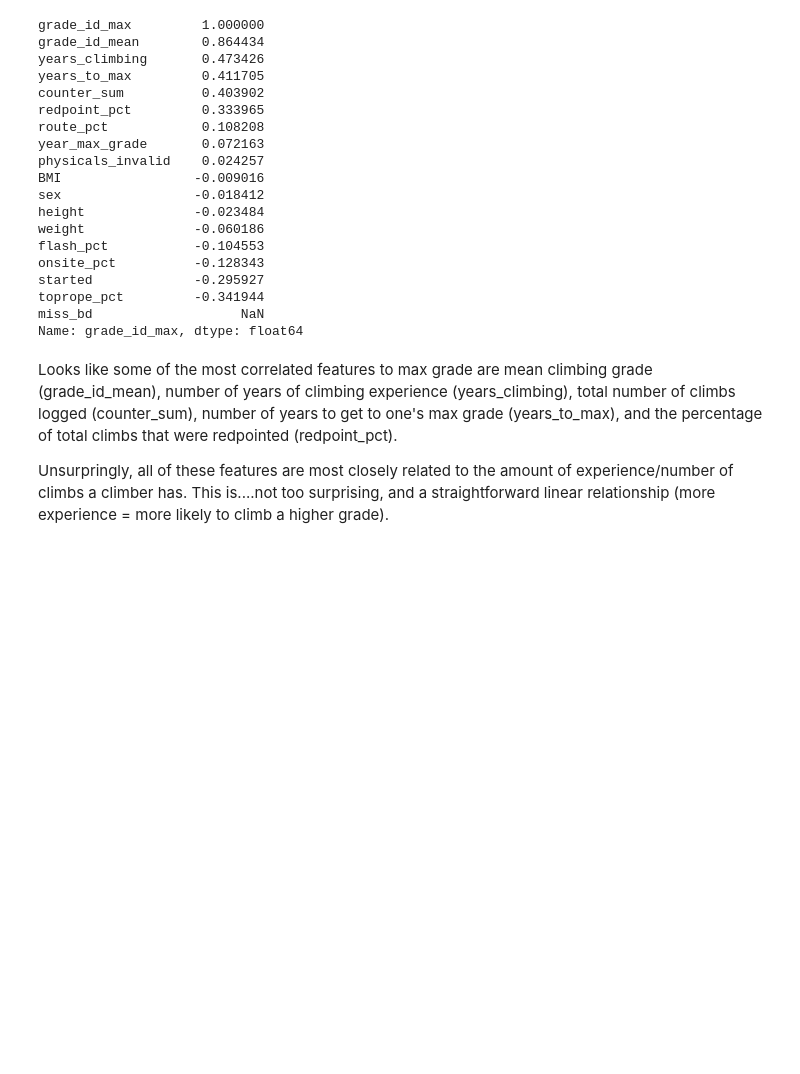
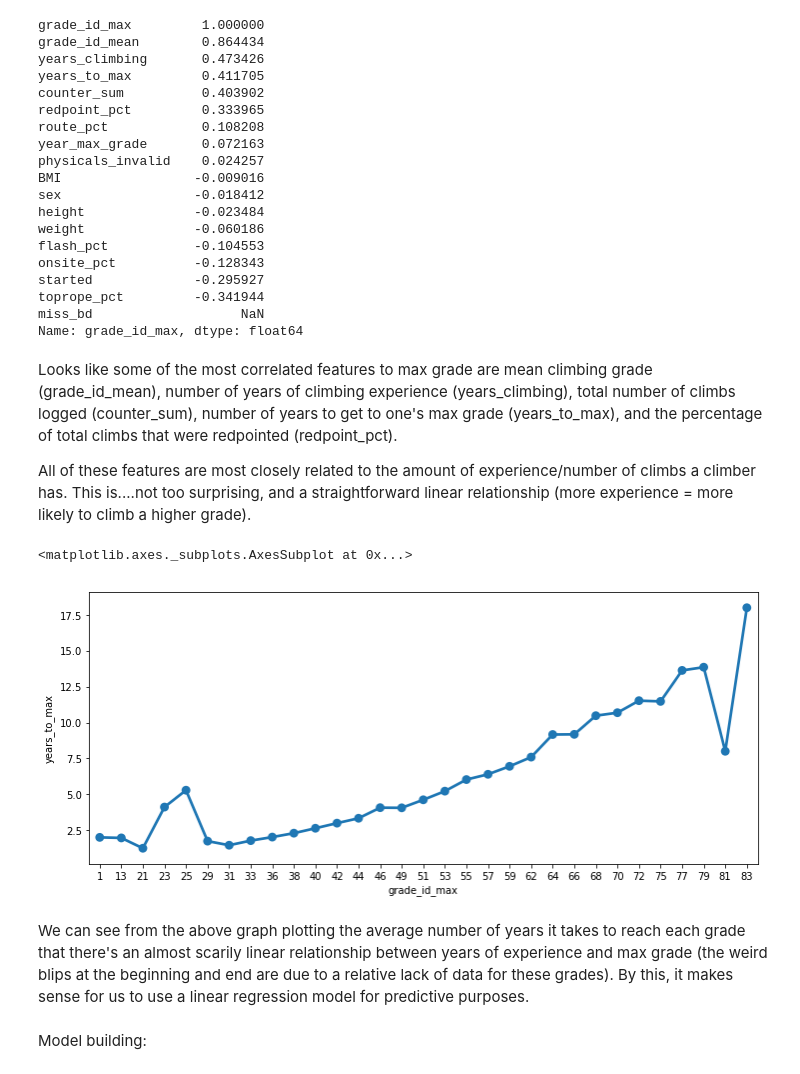
Before and after one commit to ssilber/Climbing-Rocks, a Jupyter notebook: Climbing-Rocks.ipynb, the cells around one changed output. Drawn from its saved outputs; the diff is of its cells as text; code cells hidden in the pictures; blank space fills up the shorter version.

```diff
--- a/Climbing-Rocks.ipynb
+++ b/Climbing-Rocks.ipynb
@@ -415,7 +428,20 @@ Name: grade_id_max, dtype: float64
 # %% [markdown]
 Looks like some of the most correlated features to max grade are mean climbing grade (grade_id_mean), number of years of climbing experience (years_climbing), total number of climbs logged (counter_sum), number of years to get to one's max grade (years_to_max), and the percentage of total climbs that were redpointed (redpoint_pct).
 
-Unsurpringly, all of these features are most closely related to the amount of experience/number of climbs a climber has. This is....not too surprising, and a straightforward linear relationship (more experience = more likely to climb a higher grade).
+All of these features are most closely related to the amount of experience/number of climbs a climber has. This is....not too surprising, and a straightforward linear relationship (more experience = more likely to climb a higher grade).
+# %%
+# Plot the average number of years it takes to get to each grade
+fig, ax = plt.subplots()
+fig.set_size_inches(12, 5)
+time_to_max = by_person[["years_to_max", "grade_id_max"]].groupby("grade_id_max", as_index=False).mean()
+sns.pointplot(x=time_to_max.grade_id_max, y=time_to_max.years_to_max)
+# %% [output]
+<matplotlib.axes._subplots.AxesSubplot at 0x...>
+[figure, added]
+# %% [markdown]
+We can see from the above graph plotting the average number of years it takes to reach each grade that there's an almost scarily linear relationship between years of experience and max grade (the weird blips at the beginning and end are due to a relative lack of data for these grades). By this, it makes sense for us to use a linear regression model for predictive purposes.
+# %% [markdown]
+Model building:
 # %%
 # Get iteration of the dataset where everyone has a birthday, so time-related features can be used
 by_person_new = by_person[by_person.miss_bd==0]
```
Also changed, not shown: parts of 26 cells of this notebook, 1 other file.
